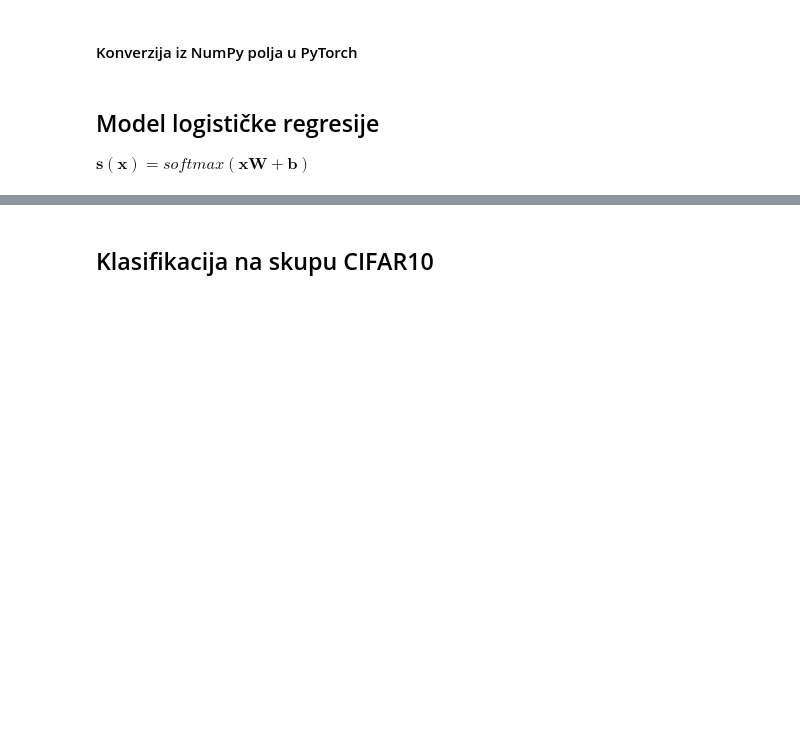
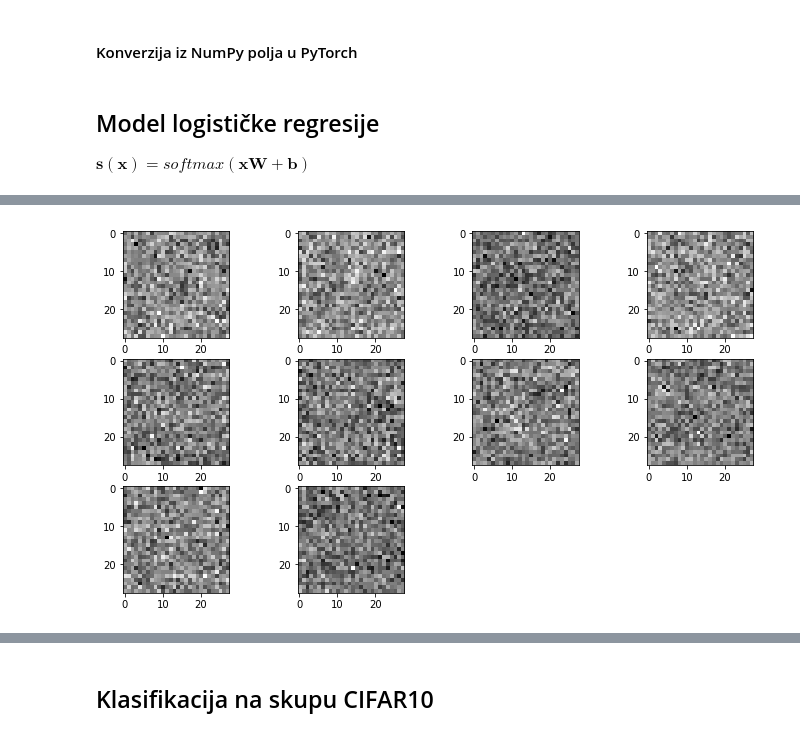
Before and after one commit to orsic/mozgalo_workshop, a Jupyter notebook: Mozgalo.ipynb, the cells around one changed output, grey strips where cells are left out. Drawn from its saved outputs; the diff is of its cells as text; code cells hidden in the pictures; blank space fills up the shorter version.

```diff
--- a/Mozgalo.ipynb
+++ b/Mozgalo.ipynb
@@ -158,3 +173,7 @@ Accuracy test: 82.58%
+# %%
+show_fc_params(model.W)
+# %% [output]
+[figure, added]
 # %%
 show_errors(mnist_test, true_test, preds_test)
 # %% [output]
```
Also changed, not shown: parts of 16 cells of this notebook.
